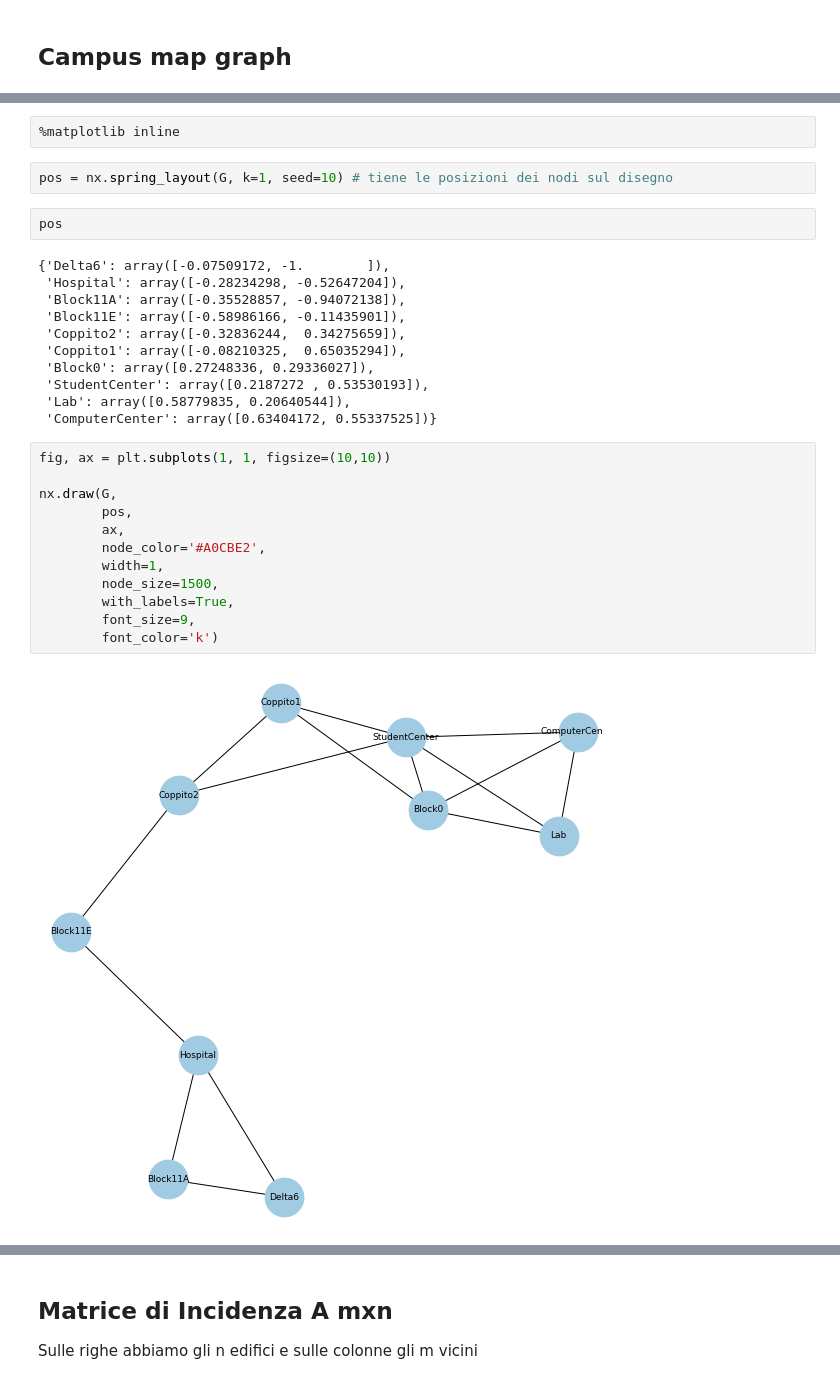
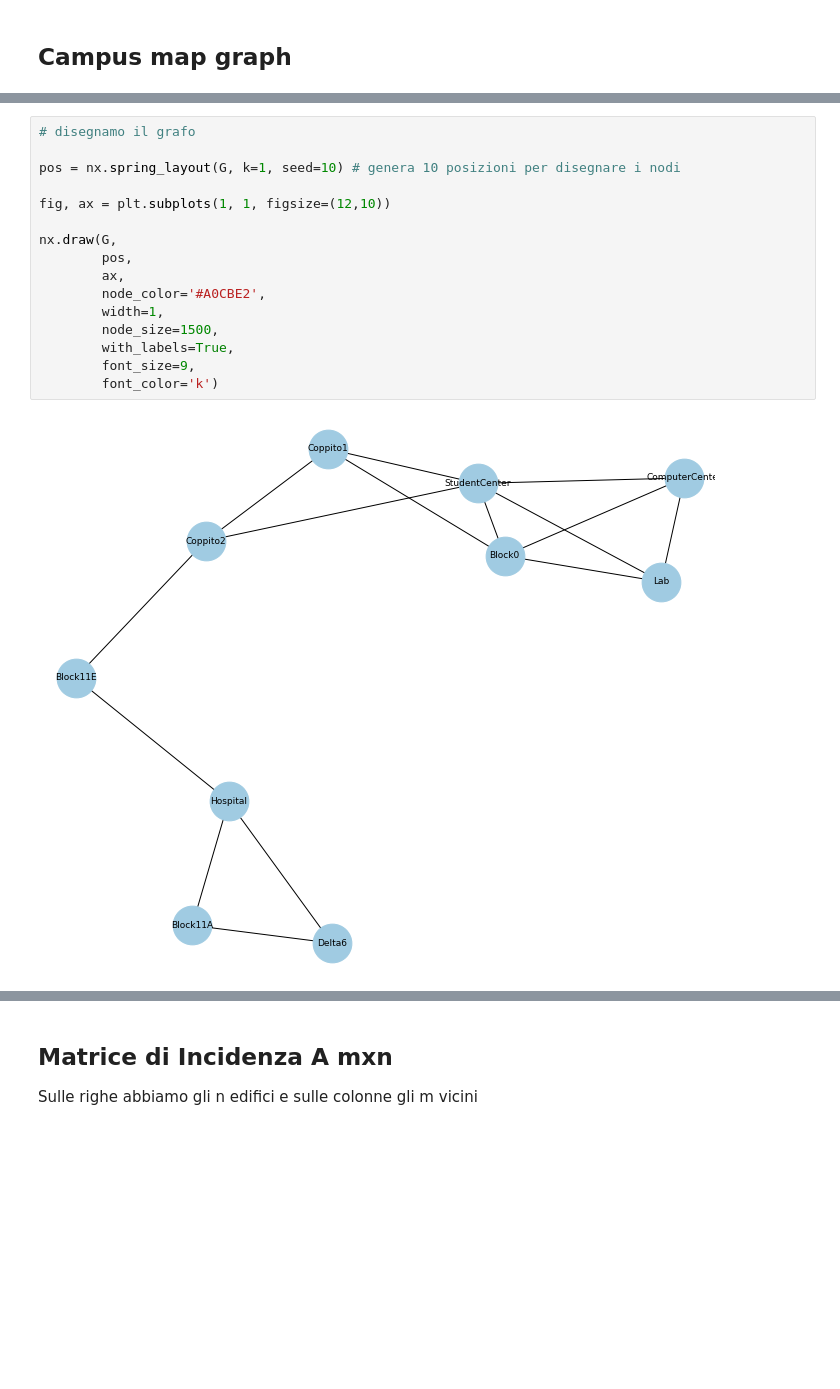
Before and after one commit to LeonardoSer/Magistrale_NEDAS, a Jupyter notebook: NetOpt/jupyter_notebooks/Set Covering-gurobi.ipynb, the cells around one changed output, grey strips where cells are left out. Drawn from its saved outputs; the diff is of its cells as text; blank space fills up the shorter version.

```diff
--- a/NetOpt/jupyter_notebooks/Set Covering-gurobi.ipynb
+++ b/NetOpt/jupyter_notebooks/Set Covering-gurobi.ipynb
@@ -71,31 +57,18 @@ print(G.edges)
-# %%
-%matplotlib inline
-# %%
-pos = nx.spring_layout(G, k=1, seed=10) # tiene le posizioni dei nodi sul disegno
-# %%
-pos
-# %% [output]
-{'Delta6': array([-0.07509172, -1.        ]),
- 'Hospital': array([-0.28234298, -0.52647204]),
- 'Block11A': array([-0.35528857, -0.94072138]),
- 'Block11E': array([-0.58986166, -0.11435901]),
- 'Coppito2': array([-0.32836244,  0.34275659]),
- 'Coppito1': array([-0.08210325,  0.65035294]),
- 'Block0': array([0.27248336, 0.29336027]),
- 'StudentCenter': array([0.2187272 , 0.53530193]),
- 'Lab': array([0.58779835, 0.20640544]),
- 'ComputerCenter': array([0.63404172, 0.55337525])}
 # %%
-fig, ax = plt.subplots(1, 1, figsize=(10,10))
+# disegnamo il grafo
+
+pos = nx.spring_layout(G, k=1, seed=10) # genera 10 posizioni per disegnare i nodi
+
+fig, ax = plt.subplots(1, 1, figsize=(12,10))
 
 nx.draw(G,
         pos,
         ax,
         node_color='#A0CBE2',
         width=1,
         node_size=1500,
         with_labels=True,
         font_size=9,
         font_color='k')
 # %% [output]
-[figure, old version]
+[figure, new version]
```
Also changed, not shown: parts of 18 cells of this notebook.
